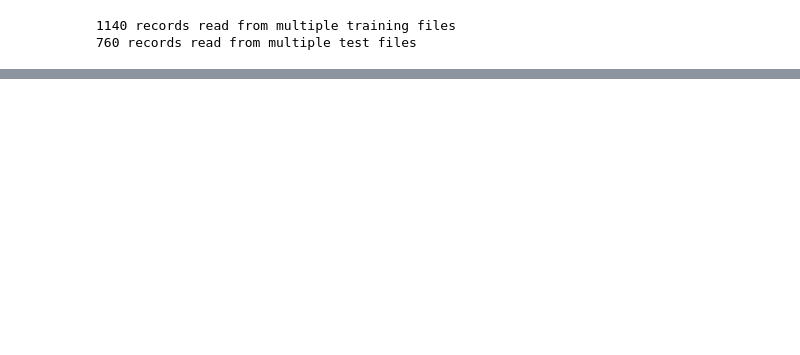
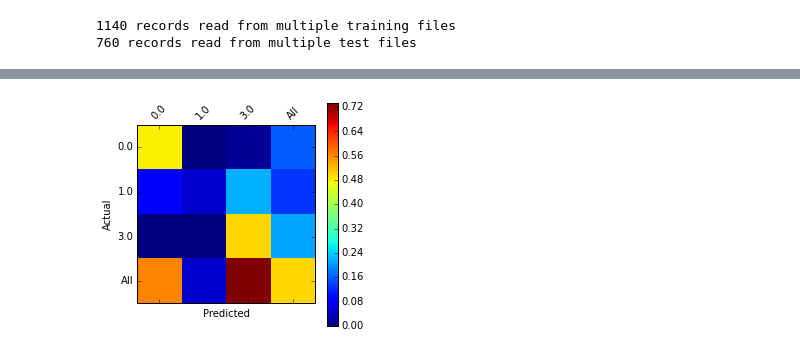
Before and after one commit to oakejp12/soccer_analysis, a Jupyter notebook: soccer_analysis.ipynb, the cells around one changed output, grey strips where cells are left out. Drawn from its saved outputs; the diff is of its cells as text; code cells hidden in the pictures; blank space fills up the shorter version.

```diff
--- a/soccer_analysis.ipynb
+++ b/soccer_analysis.ipynb
@@ -143,0 +157,24 @@ Variance score: 0.71
+# %%
+# Confusion Matrix
+y_actual = pd.Series(target_test, name='Actual')
+y_pred = pd.Series(yhat, name='Predicted')
+
+# Turn into a pandas data frame
+df_confusion = pd.crosstab(y_actual, y_pred, rownames=['Actual'], colnames=['Predicted'], margins=True)
+
+def plot_cm(matrix, title='Confusion Matrix'):
+    plt.matshow(matrix)
+    # plt.title(title)
+    plt.colorbar()
+    tick_marks = np.arange(len(matrix.columns))
+    plt.xticks(tick_marks, matrix.columns, rotation=45)
+    plt.yticks(tick_marks, matrix.index)
+    plt.ylabel(matrix.index.name)
+    plt.xlabel(matrix.columns.name)
+
+# Normalize confusion matrix
+df_conf_norm = df_confusion / df_confusion.sum(axis=1)
+
+plot_cm(df_conf_norm)
+# %% [output]
+[figure, added]
```
Also changed, not shown: parts of 7 cells of this notebook.
